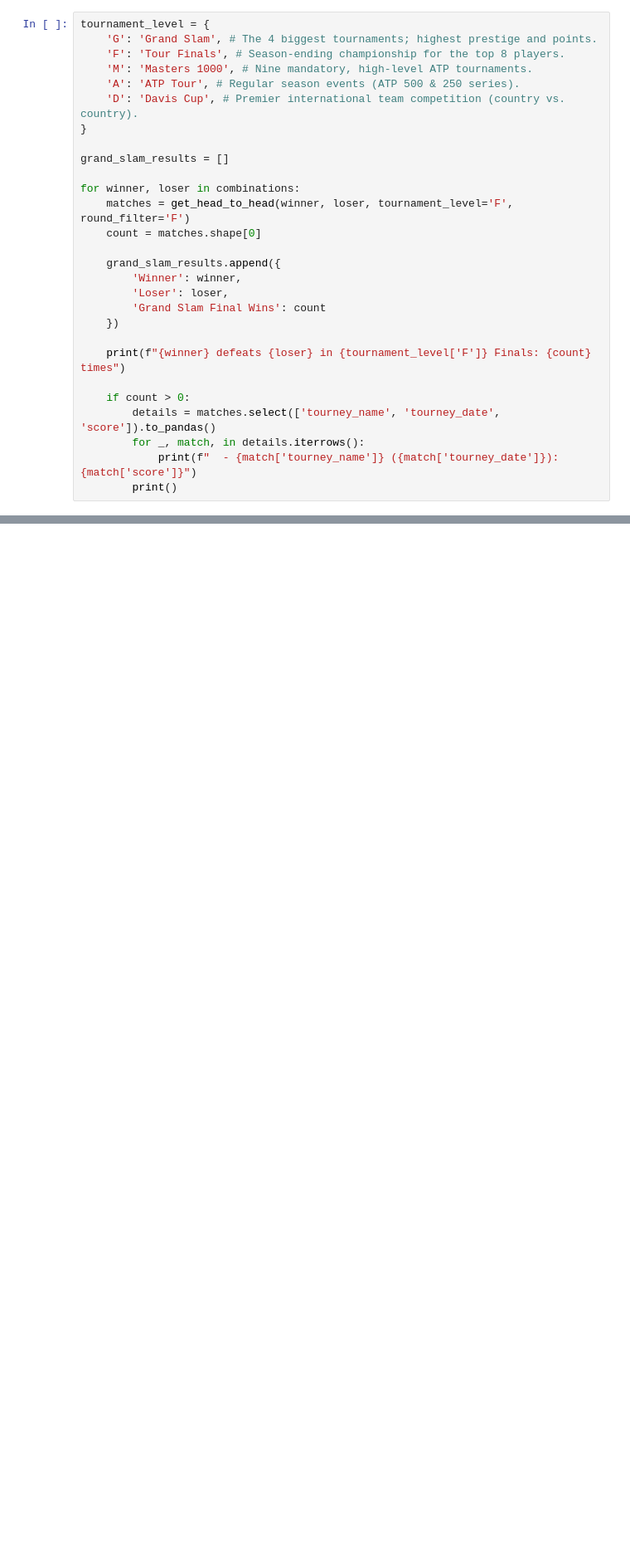
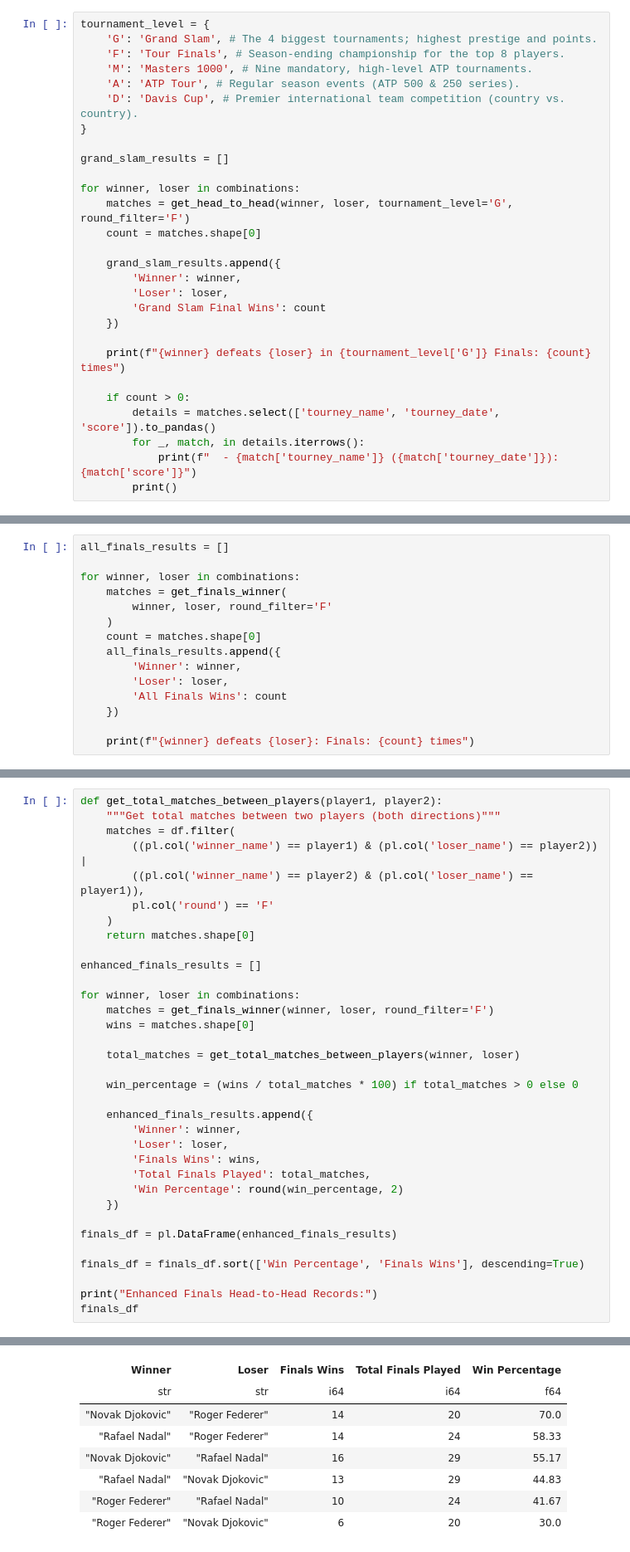
Before and after one commit to ZygimantasB/polars_library, a Jupyter notebook: kaggle/atp_matches_tennis.ipynb, the cells around one changed output, grey strips where cells are left out. Shown at 83% size. Saved outputs shown, nothing was run; the diff lists cells and outputs as text; blank space fills up the shorter version.

```diff
--- a/kaggle/atp_matches_tennis.ipynb
+++ b/kaggle/atp_matches_tennis.ipynb
@@ -603,7 +603,7 @@ tournament_level = {
 grand_slam_results = []
 
 for winner, loser in combinations:
-    matches = get_head_to_head(winner, loser, tournament_level='F', round_filter='F')
+    matches = get_head_to_head(winner, loser, tournament_level='G', round_filter='F')
     count = matches.shape[0]
 
     grand_slam_results.append({
@@ -612,7 +612,7 @@ for winner, loser in combinations:
         'Grand Slam Final Wins': count
     })
 
-    print(f"{winner} defeats {loser} in {tournament_level['F']} Finals: {count} times")
+    print(f"{winner} defeats {loser} in {tournament_level['G']} Finals: {count} times")
 
     if count > 0:
         details = matches.select(['tourney_name', 'tourney_date', 'score']).to_pandas()
@@ -635,0 +660,15 @@ Roger Federer defeats Rafael Nadal in Tour Finals Finals: 1 times
+# %%
+all_finals_results = []
+
+for winner, loser in combinations:
+    matches = get_finals_winner(
+        winner, loser, round_filter='F'
+    )
+    count = matches.shape[0]
+    all_finals_results.append({
+        'Winner': winner,
+        'Loser': loser,
+        'All Finals Wins': count
+    })
+
+    print(f"{winner} defeats {loser}: Finals: {count} times")
@@ -635,0 +696,35 @@ Roger Federer defeats Rafael Nadal in Tour Finals Finals: 1 times
+# %%
+def get_total_matches_between_players(player1, player2):
+    """Get total matches between two players (both directions)"""
+    matches = df.filter(
+        ((pl.col('winner_name') == player1) & (pl.col('loser_name') == player2)) |
+        ((pl.col('winner_name') == player2) & (pl.col('loser_name') == player1)),
+        pl.col('round') == 'F'
+    )
+    return matches.shape[0]
+
+enhanced_finals_results = []
+
+for winner, loser in combinations:
+    matches = get_finals_winner(winner, loser, round_filter='F')
+    wins = matches.shape[0]
+
+    total_matches = get_total_matches_between_players(winner, loser)
+
+    win_percentage = (wins / total_matches * 100) if total_matches > 0 else 0
+
+    enhanced_finals_results.append({
+        'Winner': winner,
+        'Loser': loser,
+        'Finals Wins': wins,
+        'Total Finals Played': total_matches,
+        'Win Percentage': round(win_percentage, 2)
+    })
+
+finals_df = pl.DataFrame(enhanced_finals_results)
+
+finals_df = finals_df.sort(['Win Percentage', 'Finals Wins'], descending=True)
+
+print("Enhanced Finals Head-to-Head Records:")
+finals_df
+# %% [output]
@@ -635,0 +733,8 @@ Roger Federer defeats Rafael Nadal in Tour Finals Finals: 1 times
+| Winner | Loser | Finals Wins | Total Finals Played | Win Percentage |
+| str | str | i64 | i64 | f64 |
+| "Novak Djokovic" | "Roger Federer" | 14 | 20 | 70.0 |
+| "Rafael Nadal" | "Roger Federer" | 14 | 24 | 58.33 |
+| "Novak Djokovic" | "Rafael Nadal" | 16 | 29 | 55.17 |
+| "Rafael Nadal" | "Novak Djokovic" | 13 | 29 | 44.83 |
+| "Roger Federer" | "Rafael Nadal" | 10 | 24 | 41.67 |
+| "Roger Federer" | "Novak Djokovic" | 6 | 20 | 30.0 |
```
Also changed, not shown: parts of 6 cells of this notebook.
